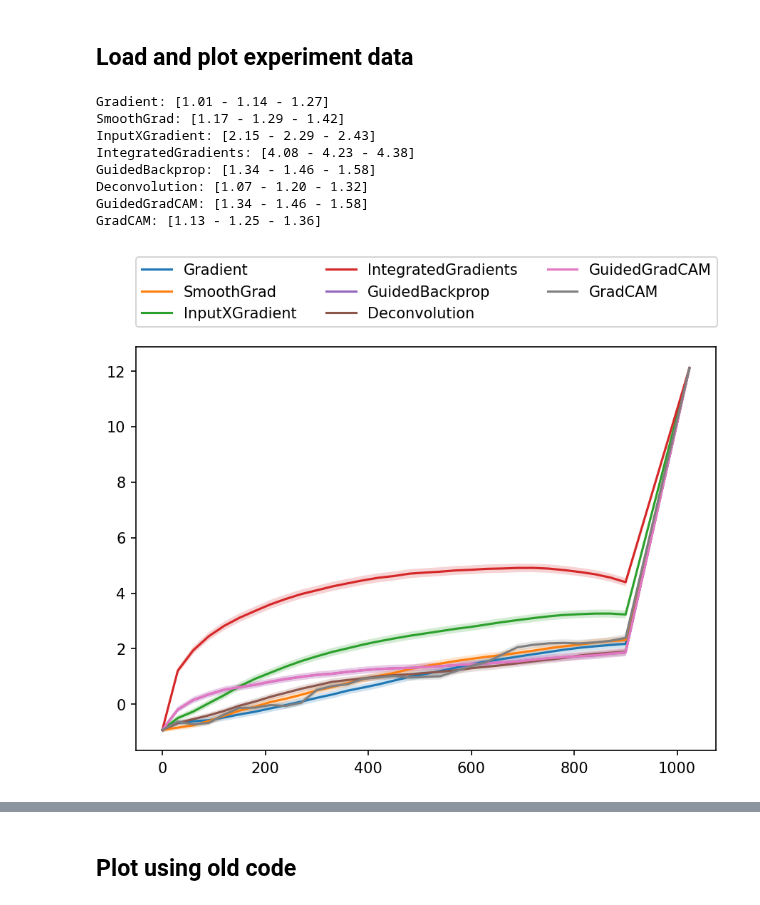
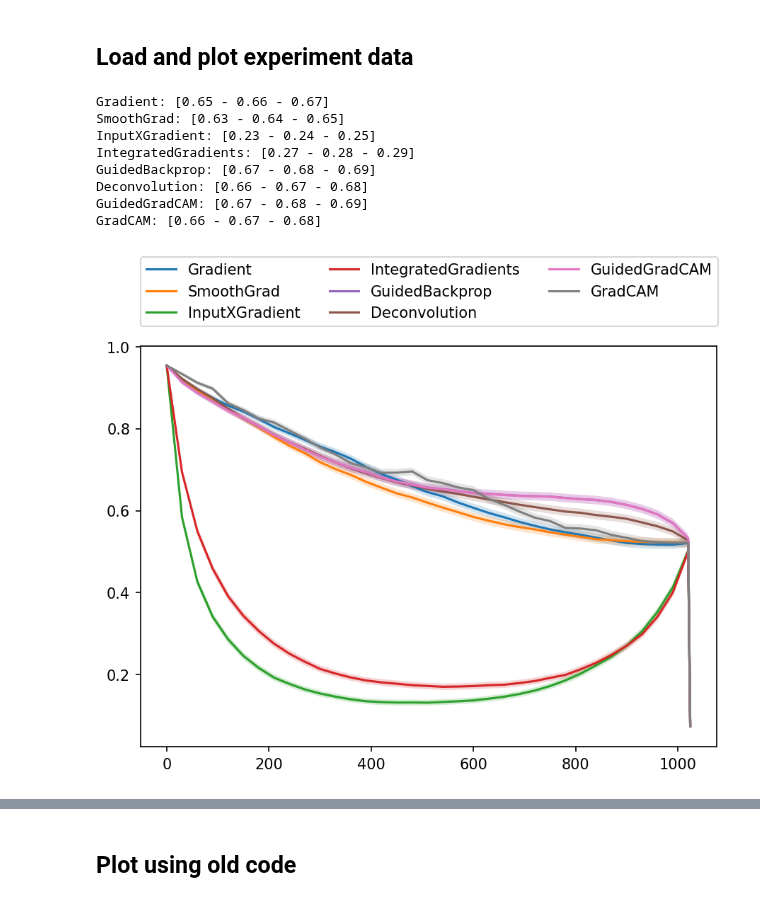
Before and after one commit to arnegevaert/benchmark, a Jupyter notebook: sandbox/show_results.ipynb, the cells around one changed output, grey strips where cells are left out. Saved outputs shown, nothing was run; the diff lists cells and outputs as text; code cells hidden in the pictures.

```diff
--- a/sandbox/show_results.ipynb
+++ b/sandbox/show_results.ipynb
@@ -20,21 +20,21 @@ mpl.rcParams['figure.dpi'] = 150
 # %% [markdown]
 ## Load and plot experiment data
 # %%
-data = json.load(open("../out/transforms/insertion_cifar10_id.json", "r"))
+data = json.load(open("../out/transforms/deletion_cifar10_softmax.json", "r"))
 data["x_range"] = [0] + data["x_range"] + [32*32]
 #res = insertion_deletion_curves.Result(**data, mode="deletion")
 res = result.LinePlotResult(**data)
 fig, ax = res.plot(ci=True)
 auc = res.auc()
 for method in auc:
     print(f"{method}: [{auc[method]['lower']:.2f} - {auc[method]['mean']:.2f} - {auc[method]['upper']:.2f}]")
 # %% [output]
-Gradient: [1.01 - 1.14 - 1.27]
-SmoothGrad: [1.17 - 1.29 - 1.42]
-InputXGradient: [2.15 - 2.29 - 2.43]
-IntegratedGradients: [4.08 - 4.23 - 4.38]
-GuidedBackprop: [1.34 - 1.46 - 1.58]
-Deconvolution: [1.07 - 1.20 - 1.32]
-GuidedGradCAM: [1.34 - 1.46 - 1.58]
-GradCAM: [1.13 - 1.25 - 1.36]
+Gradient: [0.65 - 0.66 - 0.67]
+SmoothGrad: [0.63 - 0.64 - 0.65]
+InputXGradient: [0.23 - 0.24 - 0.25]
+IntegratedGradients: [0.27 - 0.28 - 0.29]
+GuidedBackprop: [0.67 - 0.68 - 0.69]
+Deconvolution: [0.66 - 0.67 - 0.68]
+GuidedGradCAM: [0.67 - 0.68 - 0.69]
+GradCAM: [0.66 - 0.67 - 0.68]
-[figure, old version]
+[figure, new version]
```
Also changed, not shown: parts of 1 cell of this notebook, 3 other files.
